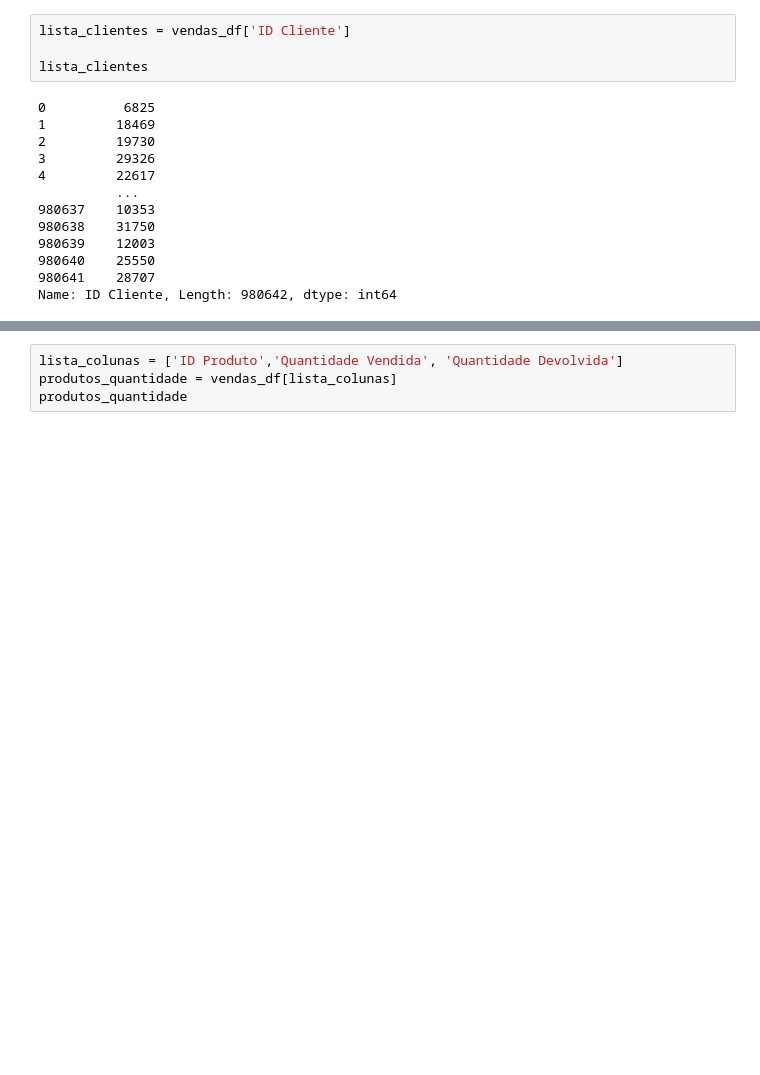
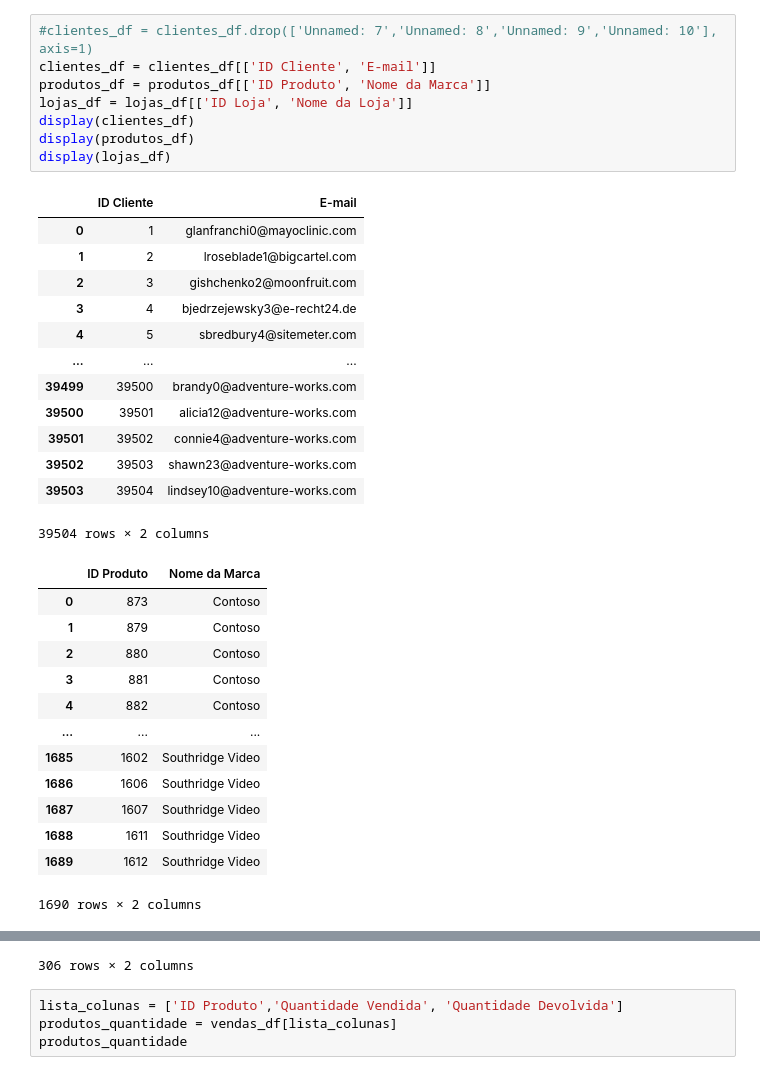
Before and after one commit to Luckaszfsa/analise-dados, a Jupyter notebook: Projeto 1.ipynb, the cells around one changed output, grey strips where cells are left out. Drawn from its saved outputs; the diff is of its cells as text; blank space fills up the shorter version.

```diff
--- a/Projeto 1.ipynb
+++ b/Projeto 1.ipynb
@@ -68,19 +68,37 @@ display(clientes_df)
 | 39503 | 39504 | Lindsey | Sharma | lindsey10@adventure-works.com | Feminino | 0 | 19/11/1961 | ... |
 39504 rows × 11 columns
 # %%
-lista_clientes = vendas_df['ID Cliente']
-
-lista_clientes
+#clientes_df = clientes_df.drop(['Unnamed: 7','Unnamed: 8','Unnamed: 9','Unnamed: 10'], axis=1)
+clientes_df = clientes_df[['ID Cliente', 'E-mail']]
+produtos_df = produtos_df[['ID Produto', 'Nome da Marca']]
+lojas_df = lojas_df[['ID Loja', 'Nome da Loja']]
+display(clientes_df)
+display(produtos_df)
+display(lojas_df)
 # %% [output]
+|  | ID Cliente | E-mail |
+| 0 | 1 | glanfranchi0@mayoclinic.com |
+| 1 | 2 | lroseblade1@bigcartel.com |
+| 2 | 3 | gishchenko2@moonfruit.com |
+| 3 | 4 | bjedrzejewsky3@e-recht24.de |
+| 4 | 5 | sbredbury4@sitemeter.com |
+| ... | ... | ... |
+| 39499 | 39500 | brandy0@adventure-works.com |
+| 39500 | 39501 | alicia12@adventure-works.com |
+| 39501 | 39502 | connie4@adventure-works.com |
+| 39502 | 39503 | shawn23@adventure-works.com |
+| 39503 | 39504 | lindsey10@adventure-works.com |
-0          6825
-1         18469
-2         19730
-3         29326
-4         22617
-          ...
-980637    10353
-980638    31750
-980639    12003
-980640    25550
-980641    28707
-Name: ID Cliente, Length: 980642, dtype: int64
+39504 rows × 2 columns
+|  | ID Produto | Nome da Marca |
+| 0 | 873 | Contoso |
+| 1 | 879 | Contoso |
+| 2 | 880 | Contoso |
+| 3 | 881 | Contoso |
+| 4 | 882 | Contoso |
+| ... | ... | ... |
+| 1685 | 1602 | Southridge Video |
+| 1686 | 1606 | Southridge Video |
+| 1687 | 1607 | Southridge Video |
+| 1688 | 1611 | Southridge Video |
+| 1689 | 1612 | Southridge Video |
+1690 rows × 2 columns
@@ -87,3 +117,4 @@ Name: ID Cliente, Length: 980642, dtype: int64
+306 rows × 2 columns
 # %%
 lista_colunas = ['ID Produto','Quantidade Vendida', 'Quantidade Devolvida']
 produtos_quantidade = vendas_df[lista_colunas]
```
Also changed, not shown: parts of 4 cells of this notebook.
